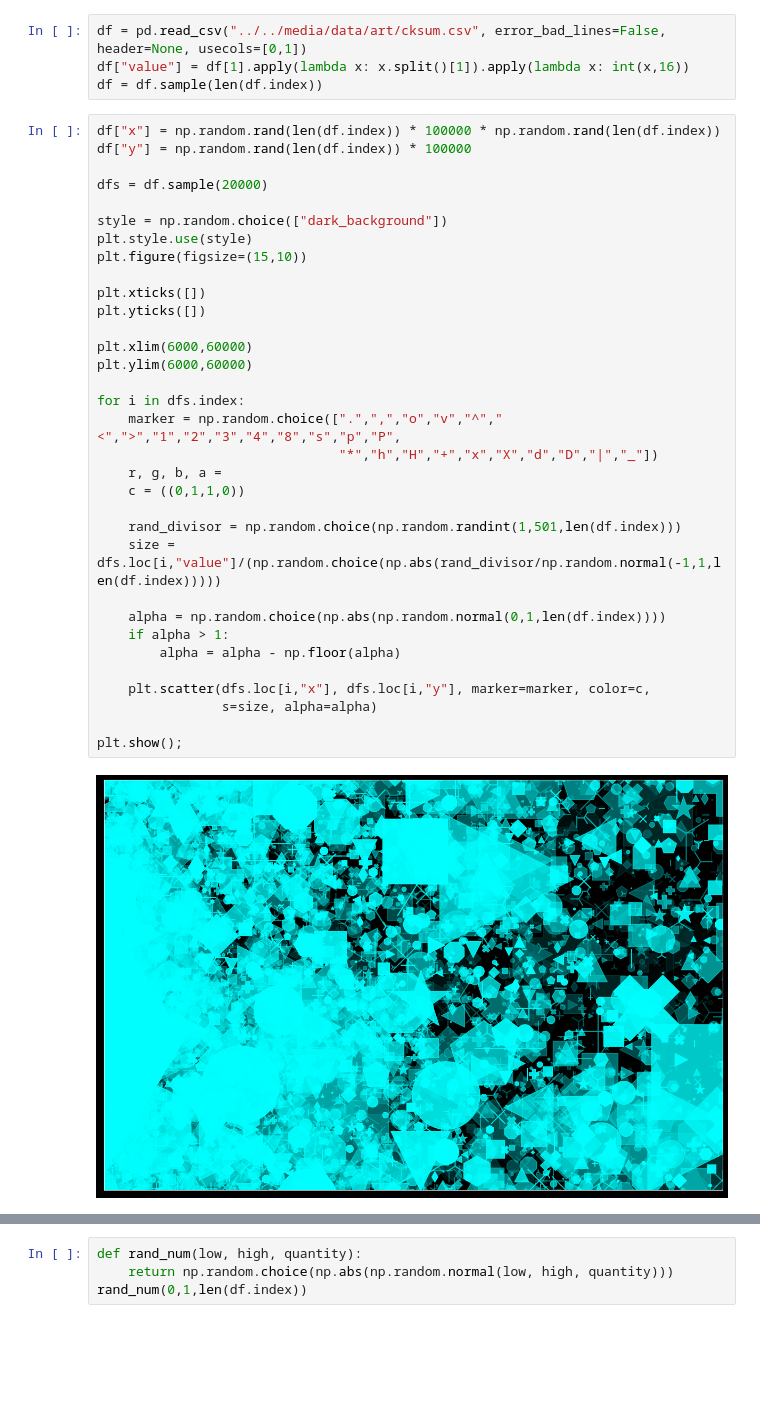
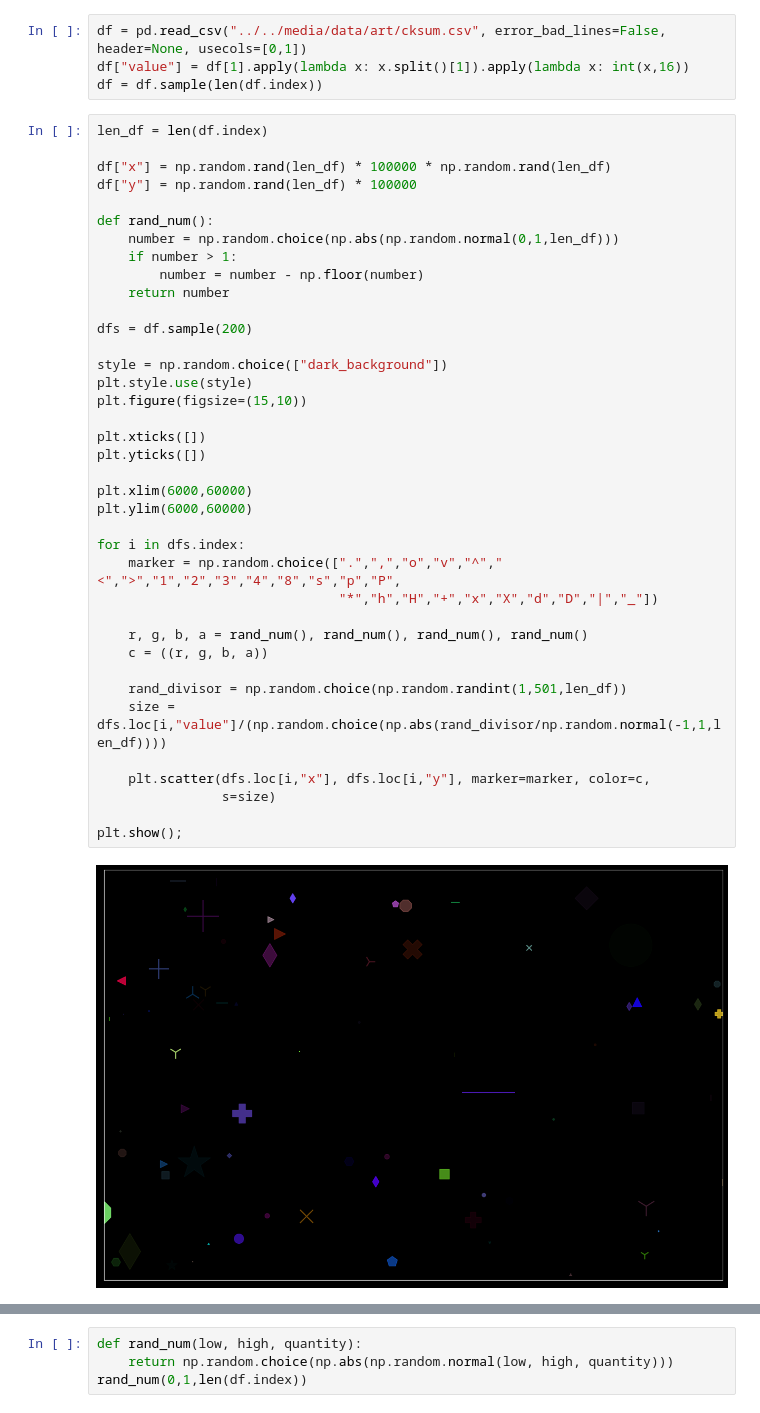
Before and after one commit to ericgitonga/sanaa, a Jupyter notebook: scatter-np-plt/sc-np-plt-scratchpad.ipynb, the cells around one changed output, grey strips where cells are left out. Saved outputs shown, nothing was run; the diff lists cells and outputs as text; blank space fills up the shorter version.

Commit message:
set up rgba and remove alpha

```diff
--- a/scatter-np-plt/sc-np-plt-scratchpad.ipynb
+++ b/scatter-np-plt/sc-np-plt-scratchpad.ipynb
@@ -101,37 +101,42 @@ df = pd.read_csv("../../media/data/art/cksum.csv", error_bad_lines=False, header
 df["value"] = df[1].apply(lambda x: x.split()[1]).apply(lambda x: int(x,16))
 df = df.sample(len(df.index))
 # %%
-df["x"] = np.random.rand(len(df.index)) * 100000 * np.random.rand(len(df.index))
-df["y"] = np.random.rand(len(df.index)) * 100000
+len_df = len(df.index)
 
-dfs = df.sample(20000)
+df["x"] = np.random.rand(len_df) * 100000 * np.random.rand(len_df)
+df["y"] = np.random.rand(len_df) * 100000
+
+def rand_num():
+    number = np.random.choice(np.abs(np.random.normal(0,1,len_df)))
+    if number > 1:
+        number = number - np.floor(number)
+    return number
+
+dfs = df.sample(200)
 
 style = np.random.choice(["dark_background"])
 plt.style.use(style)
 plt.figure(figsize=(15,10))
 
 plt.xticks([])
 plt.yticks([])
 
 plt.xlim(6000,60000)
 plt.ylim(6000,60000)
 
 for i in dfs.index:
     marker = np.random.choice([".",",","o","v","^","<",">","1","2","3","4","8","s","p","P",
                                "*","h","H","+","x","X","d","D","|","_"])
-    r, g, b, a =
-    c = ((0,1,1,0))
 
-    rand_divisor = np.random.choice(np.random.randint(1,501,len(df.index)))
-    size = dfs.loc[i,"value"]/(np.random.choice(np.abs(rand_divisor/np.random.normal(-1,1,len(df.index)))))
+    r, g, b, a = rand_num(), rand_num(), rand_num(), rand_num()
+    c = ((r, g, b, a))
 
-    alpha = np.random.choice(np.abs(np.random.normal(0,1,len(df.index))))
-    if alpha > 1:
-        alpha = alpha - np.floor(alpha)
+    rand_divisor = np.random.choice(np.random.randint(1,501,len_df))
+    size = dfs.loc[i,"value"]/(np.random.choice(np.abs(rand_divisor/np.random.normal(-1,1,len_df))))
 
     plt.scatter(dfs.loc[i,"x"], dfs.loc[i,"y"], marker=marker, color=c,
-                s=size, alpha=alpha)
+                s=size)
 
 plt.show();
 # %% [output]
-[figure, old version]
+[figure, new version]
```
Also changed, not shown: parts of 1 cell of this notebook, 1 other file.
